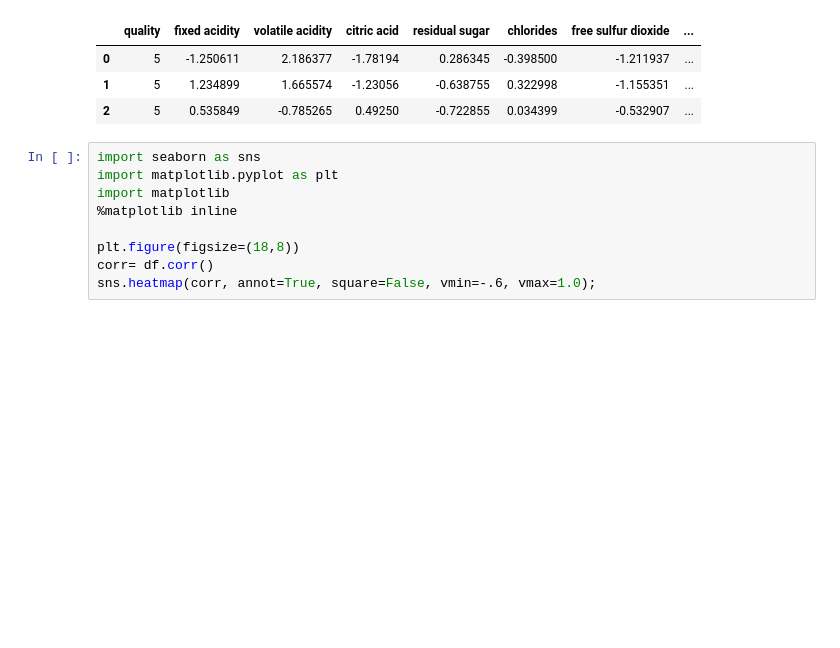
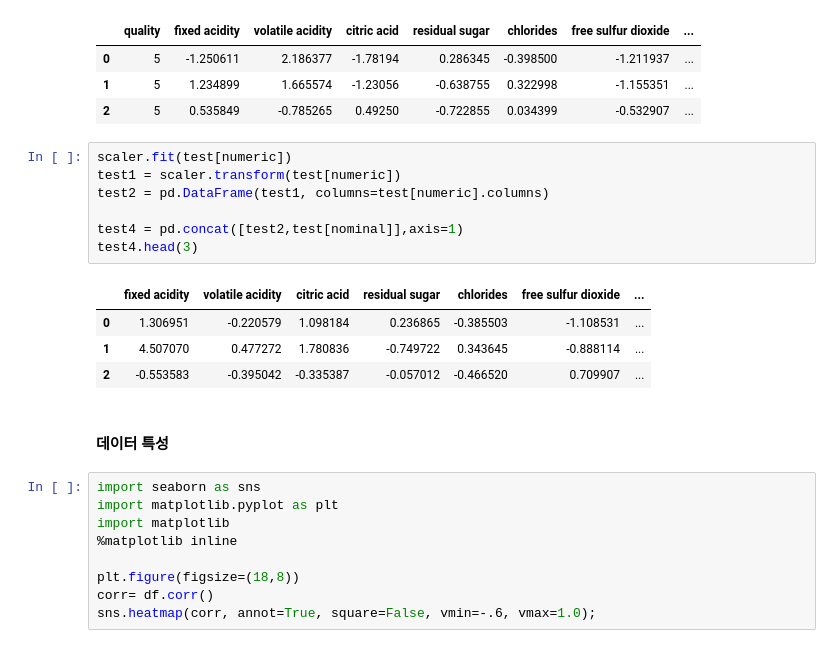
Before and after one commit to beneyoung/KBDB---Team-Wine_quality, a Jupyter notebook: Wine_quality_lgb.ipynb, the cells around one changed output. Cells and saved outputs as stored; diff of their text form; blank space fills up the shorter version.

```diff
--- a/Wine_quality_lgb.ipynb
+++ b/Wine_quality_lgb.ipynb
@@ -112,6 +120,20 @@ df.head(3)
 | 0 | 5 | -1.250611 | 2.186377 | -1.78194 | 0.286345 | -0.398500 | -1.211937 | ... |
 | 1 | 5 | 1.234899 | 1.665574 | -1.23056 | -0.638755 | 0.322998 | -1.155351 | ... |
 | 2 | 5 | 0.535849 | -0.785265 | 0.49250 | -0.722855 | 0.034399 | -0.532907 | ... |
+# %%
+scaler.fit(test[numeric])
+test1 = scaler.transform(test[numeric])
+test2 = pd.DataFrame(test1, columns=test[numeric].columns)
+
+test4 = pd.concat([test2,test[nominal]],axis=1)
+test4.head(3)
+# %% [output]
+|  | fixed acidity | volatile acidity | citric acid | residual sugar | chlorides | free sulfur dioxide | ... |
+| 0 | 1.306951 | -0.220579 | 1.098184 | 0.236865 | -0.385503 | -1.108531 | ... |
+| 1 | 4.507070 | 0.477272 | 1.780836 | -0.749722 | 0.343645 | -0.888114 | ... |
+| 2 | -0.553583 | -0.395042 | -0.335387 | -0.057012 | -0.466520 | 0.709907 | ... |
+# %% [markdown]
+#### 데이터 특성
 # %%
 import seaborn as sns
 import matplotlib.pyplot as plt
```
Also changed, not shown: parts of 8 cells of this notebook.
